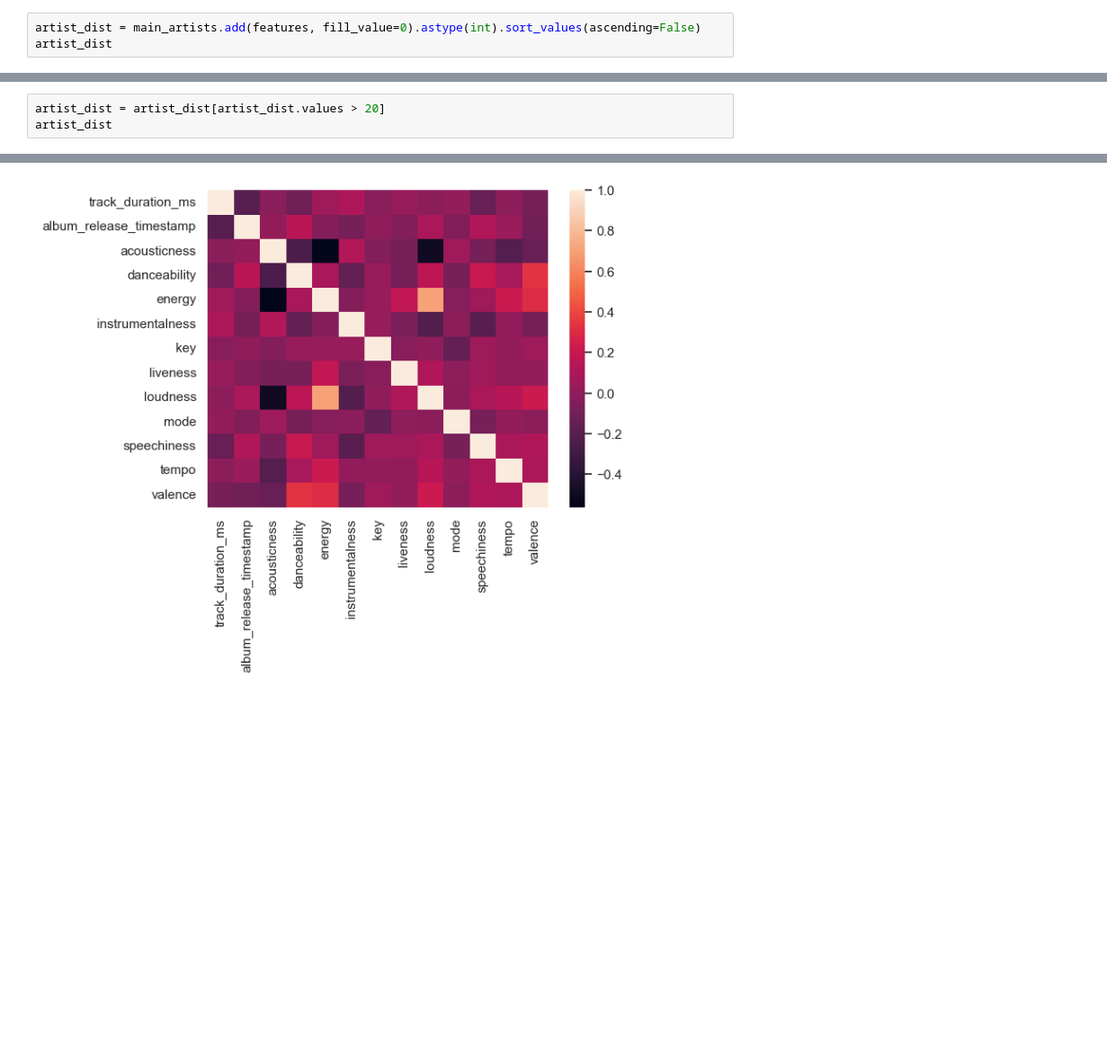
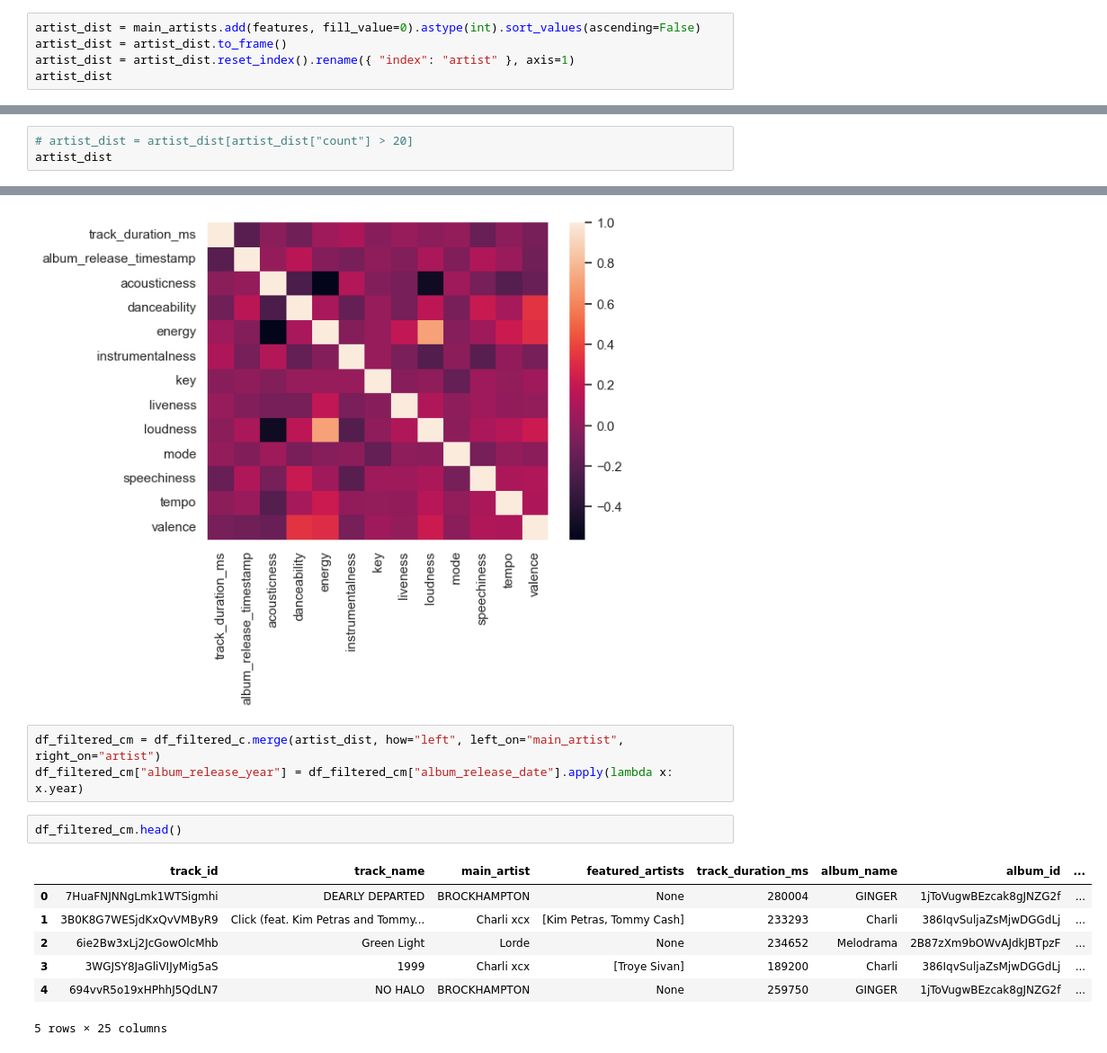
Before and after one commit to aadle/spotify-dashboard, a Jupyter notebook: notebooks/data_exploration.ipynb, the cells around one changed output, grey strips where cells are left out. Shown: that part at 90% size. Drawn from its saved outputs; the diff is of its cells as text; blank space fills up the shorter version.

```diff
--- a/notebooks/data_exploration.ipynb
+++ b/notebooks/data_exploration.ipynb
@@ -29,5 +29,7 @@ features = df_songs["featured_artists"].explode().value_counts()
 features = features.rename(index={"Joey Bada$$": "Joey Badass"})
 # %%
 artist_dist = main_artists.add(features, fill_value=0).astype(int).sort_values(ascending=False)
+artist_dist = artist_dist.to_frame()
+artist_dist = artist_dist.reset_index().rename({ "index": "artist" }, axis=1)
 artist_dist
 # %% [output]
@@ -46,4 +49,4 @@ Name: count, Length: 2188, dtype: int64
 # %%
-artist_dist = artist_dist[artist_dist.values > 20]
+# artist_dist = artist_dist[artist_dist["count"] > 20]
 artist_dist
 # %% [output]
@@ -252,3 +240,16 @@ sns.heatmap(df_filtered_c[['track_duration_ms',
 plt.show()
 # %% [output]
 [figure]
+# %%
+df_filtered_cm = df_filtered_c.merge(artist_dist, how="left", left_on="main_artist", right_on="artist")
+df_filtered_cm["album_release_year"] = df_filtered_cm["album_release_date"].apply(lambda x: x.year)
+# %%
+df_filtered_cm.head()
+# %% [output]
+|  | track_id | track_name | main_artist | featured_artists | track_duration_ms | album_name | album_id | ... |
+| 0 | 7HuaFNJNNgLmk1WTSigmhi | DEARLY DEPARTED | BROCKHAMPTON | None | 280004 | GINGER | 1jToVugwBEzcak8gJNZG2f | ... |
+| 1 | 3B0K8G7WESjdKxQvVMByR9 | Click (feat. Kim Petras and Tommy... | Charli xcx | [Kim Petras, Tommy Cash] | 233293 | Charli | 386IqvSuljaZsMjwDGGdLj | ... |
+| 2 | 6ie2Bw3xLj2JcGowOlcMhb | Green Light | Lorde | None | 234652 | Melodrama | 2B87zXm9bOWvAJdkJBTpzF | ... |
+| 3 | 3WGJSY8JaGliVIJyMig5aS | 1999 | Charli xcx | [Troye Sivan] | 189200 | Charli | 386IqvSuljaZsMjwDGGdLj | ... |
+| 4 | 694vvR5o19xHPhhJ5QdLN7 | NO HALO | BROCKHAMPTON | None | 259750 | GINGER | 1jToVugwBEzcak8gJNZG2f | ... |
+5 rows × 25 columns
```
Also changed, not shown: parts of 6 cells of this notebook, 15 other files.
